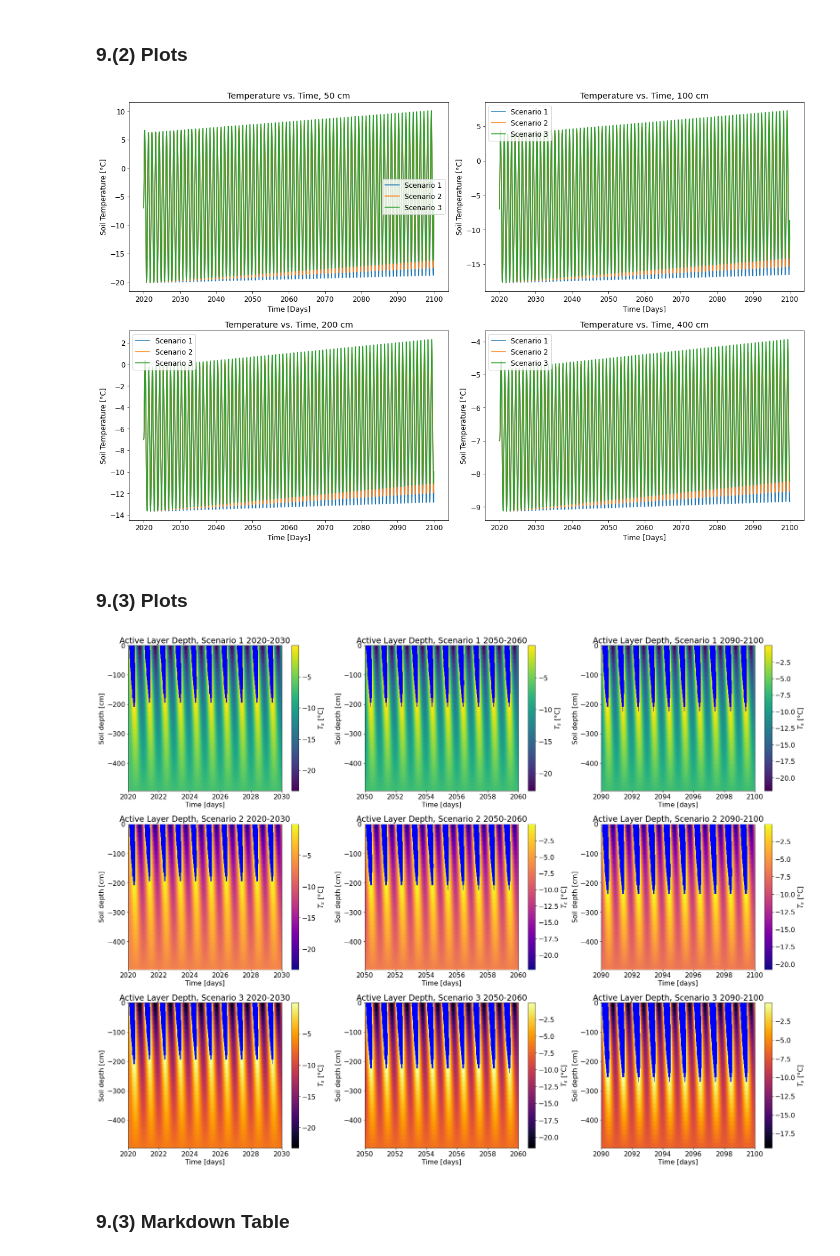
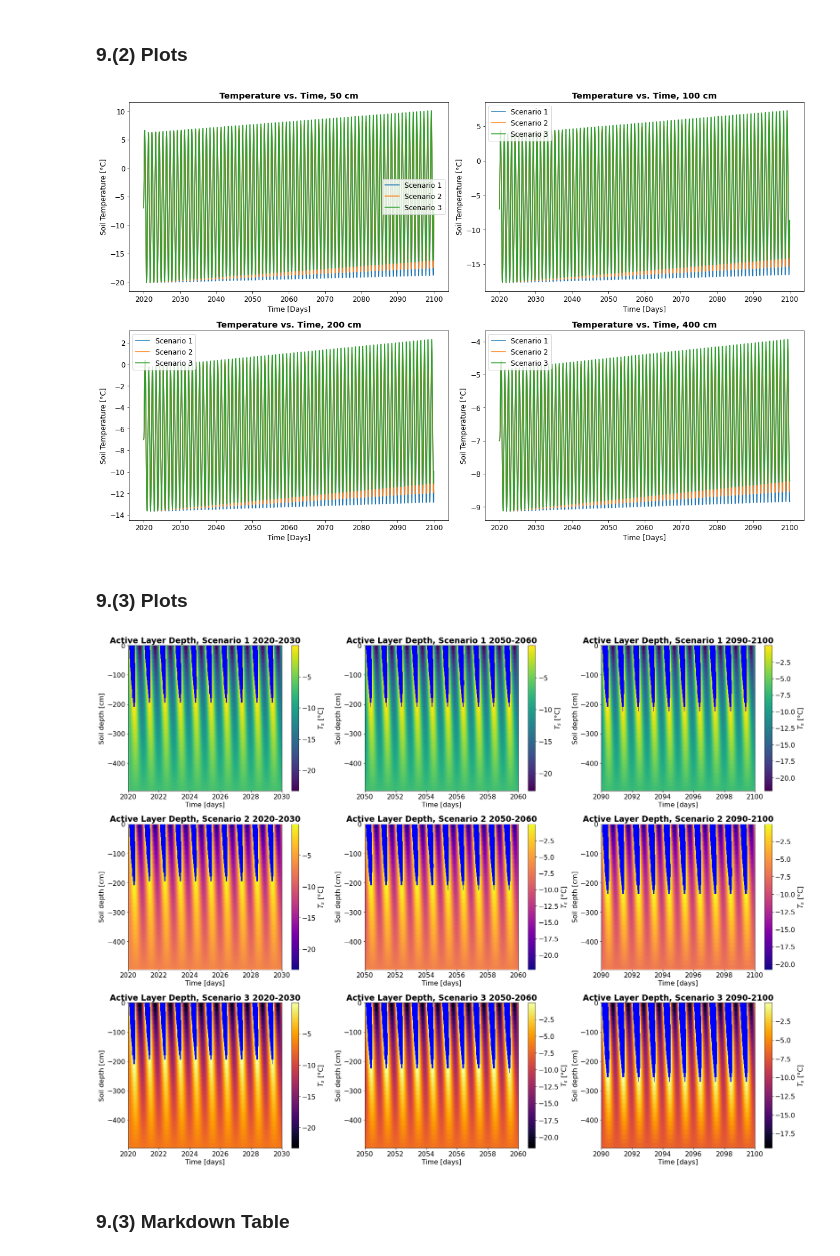
Before and after one commit to samanthataylor1/GEOS-518, a Jupyter notebook: STaylor_mod03_1D-Diffusion-Assignment.ipynb, the cells around one changed output. Cells and saved outputs as stored; diff of their text form; code cells hidden in the pictures.

```diff
--- a/STaylor_mod03_1D-Diffusion-Assignment.ipynb
+++ b/STaylor_mod03_1D-Diffusion-Assignment.ipynb
@@ -426,7 +426,7 @@ plt.plot(t,Ts_45[iz50,:],label='Scenario 3')
 plt.xlabel('Time [Days]')
 plt.ylabel('Soil Temperature [°C]')
 plt.legend()
-plt.title('Temperature vs. Time, 50 cm')
+plt.title('Temperature vs. Time, 50 cm',fontweight="bold")
 
 # soil depth = 100 cm
 plt.subplot(2,2,2)
@@ -436,7 +436,7 @@ plt.plot(t,Ts_45[iz100,:],label='Scenario 3')
 plt.xlabel('Time [Days]')
 plt.ylabel('Soil Temperature [°C]')
 plt.legend()
-plt.title('Temperature vs. Time, 100 cm')
+plt.title('Temperature vs. Time, 100 cm',fontweight="bold")
 
 # soil depth = 200 cm
 plt.subplot(2,2,3)
@@ -446,7 +446,7 @@ plt.plot(t,Ts_45[iz200,:],label='Scenario 3')
 plt.xlabel('Time [Days]')
 plt.ylabel('Soil Temperature [°C]')
 plt.legend()
-plt.title('Temperature vs. Time, 200 cm')
+plt.title('Temperature vs. Time, 200 cm',fontweight="bold")
 
 # soil depth = 400 cm
 plt.subplot(2,2,4)
@@ -456,11 +456,11 @@ plt.plot(t,Ts_45[iz400,:],label='Scenario 3')
 plt.xlabel('Time [Days]')
 plt.ylabel('Soil Temperature [°C]')
 plt.legend()
-plt.title('Temperature vs. Time, 400 cm')
+plt.title('Temperature vs. Time, 400 cm',fontweight="bold")
 
 plt.tight_layout()
 # %% [output]
-[figure, old version]
+[figure, new version]
 # %% [markdown]
 ### 9.(3) Plots
 # %%
@@ -468,6 +468,8 @@ plt.tight_layout()
 
 plt.figure(figsize=(24,18)) # 18" wide by 24" tall new figure
 plt.rcParams.update({'font.size': 16}) # sets all font size for figures to 16
+import copy
+import matplotlib as mpl
 
 t3,z3 = np.meshgrid(lim_2050_2060,z) # create meshgrid for data from 2050-2060
 
@@ -479,13 +481,13 @@ Ts_frozen_45 = np.ma.masked_where(Ts_45>0.0,Ts_45)
 # 2020-2030, 1.5 C
 
 plt.subplot(3,3,1)
-current_cmap_15 = (plt.cm.get_cmap('viridis'))
+current_cmap_15 = plt.cm.get_cmap('viridis')
 current_cmap_15.set_bad(color='blue')
 plt.pcolormesh(t1,-z1,Ts_frozen_15[:,0:14601],cmap=current_cmap_15,shading='auto')
 plt.colorbar(label='$T_s$ [°C]')
 plt.xlabel('Time [days]')
 plt.ylabel('Soil depth [cm]')
-plt.title('Active Layer Depth, Scenario 1 2020-2030')
+plt.title('Active Layer Depth, Scenario 1 2020-2030',fontweight="bold")
 
 # 2050-2060, 1.5 C
 
@@ -496,7 +498,7 @@ plt.pcolormesh(t3,-z3,Ts_frozen_15[:,43800:58401],cmap=current_cmap_15,shading='
 plt.colorbar(label='$T_s$ [°C]')
 plt.xlabel('Time [days]')
 plt.ylabel('Soil depth [cm]')
-plt.title('Active Layer Depth, Scenario 1 2050-2060')
+plt.title('Active Layer Depth, Scenario 1 2050-2060',fontweight="bold")
 
 # 2090-2100, 1.5 C
 
@@ -507,7 +509,7 @@ plt.pcolormesh(t2,-z2,Ts_frozen_15[:,102200:Nt+1],cmap=current_cmap_15,shading='
 plt.colorbar(label='$T_s$ [°C]')
 plt.xlabel('Time [days]')
 plt.ylabel('Soil depth [cm]')
-plt.title('Active Layer Depth, Scenario 1 2090-2100')
+plt.title('Active Layer Depth, Scenario 1 2090-2100',fontweight="bold")
 
 # 2020-2030, 3.0 C
 
@@ -518,7 +520,7 @@ plt.pcolormesh(t1,-z1,Ts_frozen_30[:,0:14601],cmap=current_cmap_30,shading='auto
 plt.colorbar(label='$T_s$ [°C]')
 plt.xlabel('Time [days]')
 plt.ylabel('Soil depth [cm]')
-plt.title('Active Layer Depth, Scenario 2 2020-2030')
+plt.title('Active Layer Depth, Scenario 2 2020-2030',fontweight="bold")
 
 # 2050-2060, 3.0 C
 
@@ -529,7 +531,7 @@ plt.pcolormesh(t3,-z3,Ts_frozen_30[:,43800:58401],cmap=current_cmap_30,shading='
 plt.colorbar(label='$T_s$ [°C]')
 plt.xlabel('Time [days]')
 plt.ylabel('Soil depth [cm]')
-plt.title('Active Layer Depth, Scenario 2 2050-2060')
+plt.title('Active Layer Depth, Scenario 2 2050-2060',fontweight="bold")
 
 # 2090-2100, 1.5 C
 
@@ -540,44 +542,44 @@ plt.pcolormesh(t2,-z2,Ts_frozen_30[:,102200:Nt+1],cmap=current_cmap_30,shading='
 plt.colorbar(label='$T_s$ [°C]')
 plt.xlabel('Time [days]')
 plt.ylabel('Soil depth [cm]')
-plt.title('Active Layer Depth, Scenario 2 2090-2100')
+plt.title('Active Layer Depth, Scenario 2 2090-2100',fontweight="bold")
 
 # 2020-2030, 4.5 C
 
 plt.subplot(3,3,7)
 current_cmap_45 = plt.cm.get_cmap('inferno')
 current_cmap_45.set_bad(color='blue')
 plt.pcolormesh(t1,-z1,Ts_frozen_45[:,0:14601],cmap=current_cmap_45,shading='auto')
 plt.colorbar(label='$T_s$ [°C]')
 plt.xlabel('Time [days]')
 plt.ylabel('Soil depth [cm]')
-plt.title('Active Layer Depth, Scenario 3 2020-2030')
+plt.title('Active Layer Depth, Scenario 3 2020-2030',fontweight="bold")
 
 # 2050-2060, 4.5 C
 
 plt.subplot(3,3,8)
 current_cmap_45 = plt.cm.get_cmap('inferno')
 current_cmap_45.set_bad(color='blue')
 plt.pcolormesh(t3,-z3,Ts_frozen_45[:,43800:58401],cmap=current_cmap_45,shading='auto')
 plt.colorbar(label='$T_s$ [°C]')
 plt.xlabel('Time [days]')
 plt.ylabel('Soil depth [cm]')
-plt.title('Active Layer Depth, Scenario 3 2050-2060')
+plt.title('Active Layer Depth, Scenario 3 2050-2060',fontweight="bold")
 
 # 2090-2100, 4.5 C
 
 plt.subplot(3,3,9)
 current_cmap_45 = plt.cm.get_cmap('inferno')
 current_cmap_45.set_bad(color='blue')
 plt.pcolormesh(t2,-z2,Ts_frozen_45[:,102200:Nt+1],cmap=current_cmap_45,shading='auto')
 plt.colorbar(label='$T_s$ [°C]')
 plt.xlabel('Time [days]')
 plt.ylabel('Soil depth [cm]')
-plt.title('Active Layer Depth, Scenario 3 2090-2100')
+plt.title('Active Layer Depth, Scenario 3 2090-2100',fontweight="bold")
 
 plt.tight_layout()
 # %% [output]
-[figure, old version]
+[figure, new version]
 # %% [markdown]
 ### 9.(3) Markdown Table
 # %% [markdown]
```
Also changed, not shown: parts of 1 cell of this notebook.
